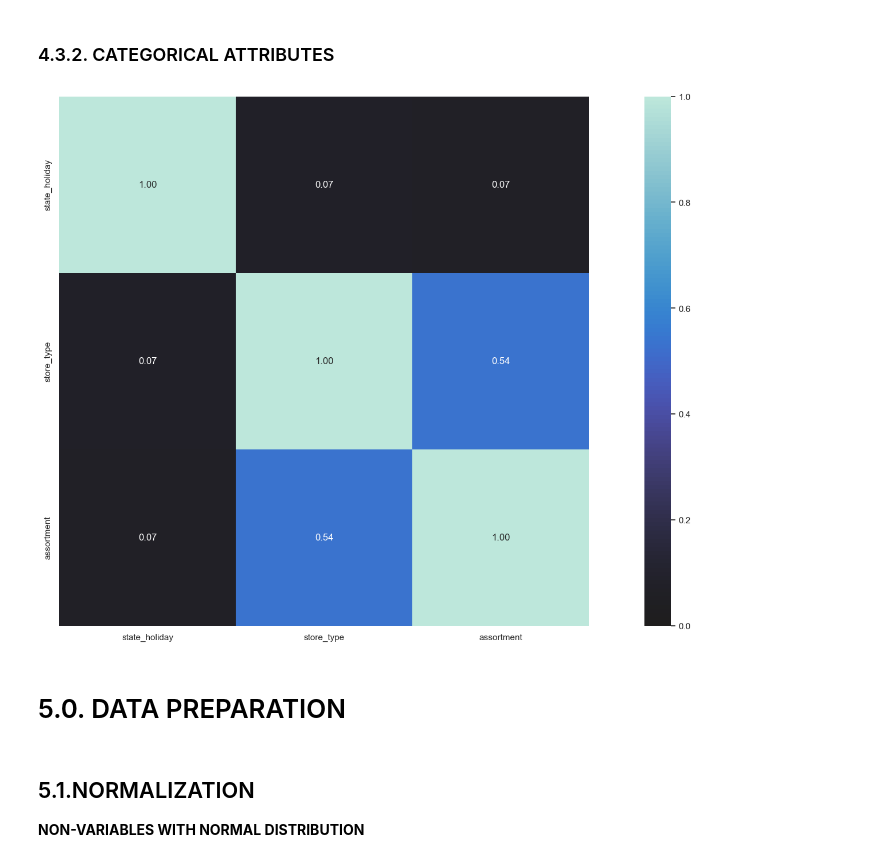
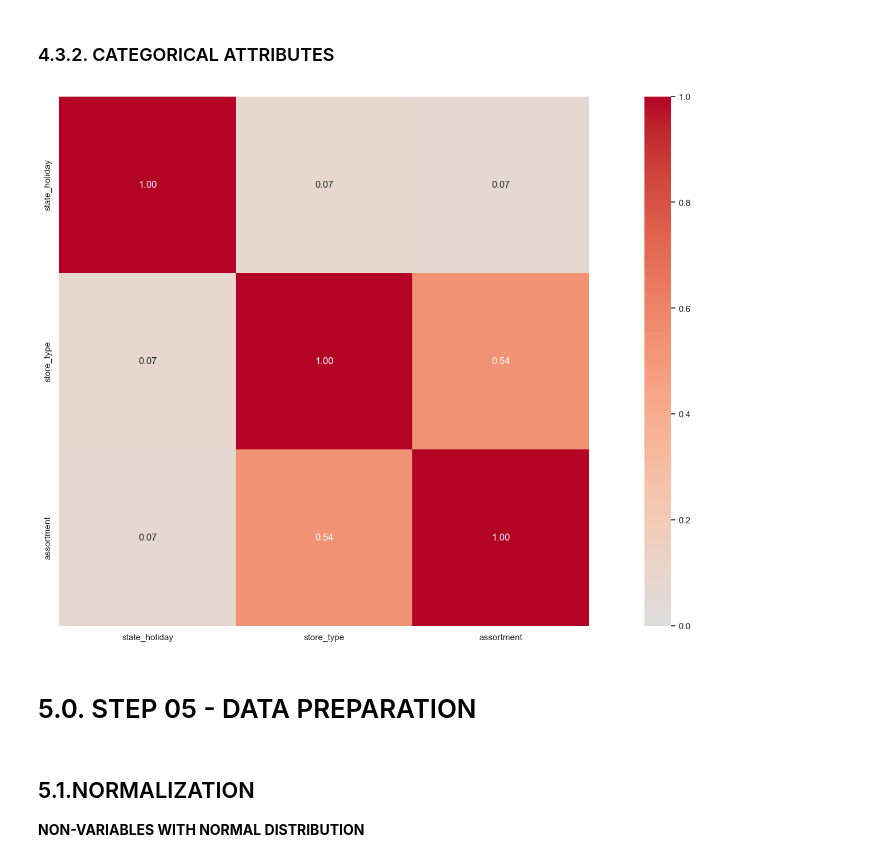
Before and after one commit to JoseEduardof93/Pharmacy-Sales-Forecast, a Jupyter notebook: notebooks/mod04_v01_forecast_project_eda.ipynb, the cells around one changed output. Cells and saved outputs as stored; diff of their text form; code cells hidden in the pictures.

```diff
--- a/notebooks/mod04_v01_forecast_project_eda.ipynb
+++ b/notebooks/mod04_v01_forecast_project_eda.ipynb
@@ -666,13 +670,13 @@ sns.heatmap(correlation, annot=True, mask=matrix, cmap='coolwarm', linewidths=1,
 # %%
 # Only categorical data
 a = df4.select_dtypes(include='object').drop(columns='year_week')
 
 #  FUCTION - Calculate CRAMER V with bias correction and plot categorical attributes
-associations(a, cmap='icefire_r');
+associations(a, cmap='coolwarm');
 # %% [output]
-[figure, old version]
+[figure, new version]
 # %% [markdown]
-# 5.0. DATA PREPARATION
+# 5.0. STEP 05 - DATA PREPARATION
 # %%
 df5 = df4.copy()
 # %% [markdown]
```
Also changed, not shown: parts of 28 cells of this notebook.
